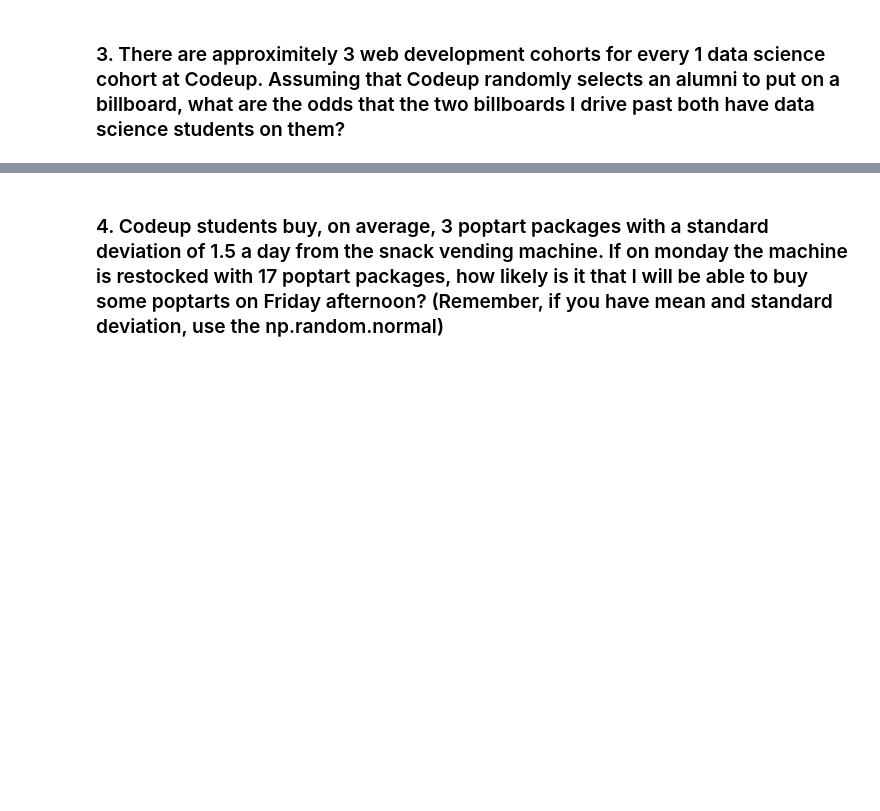
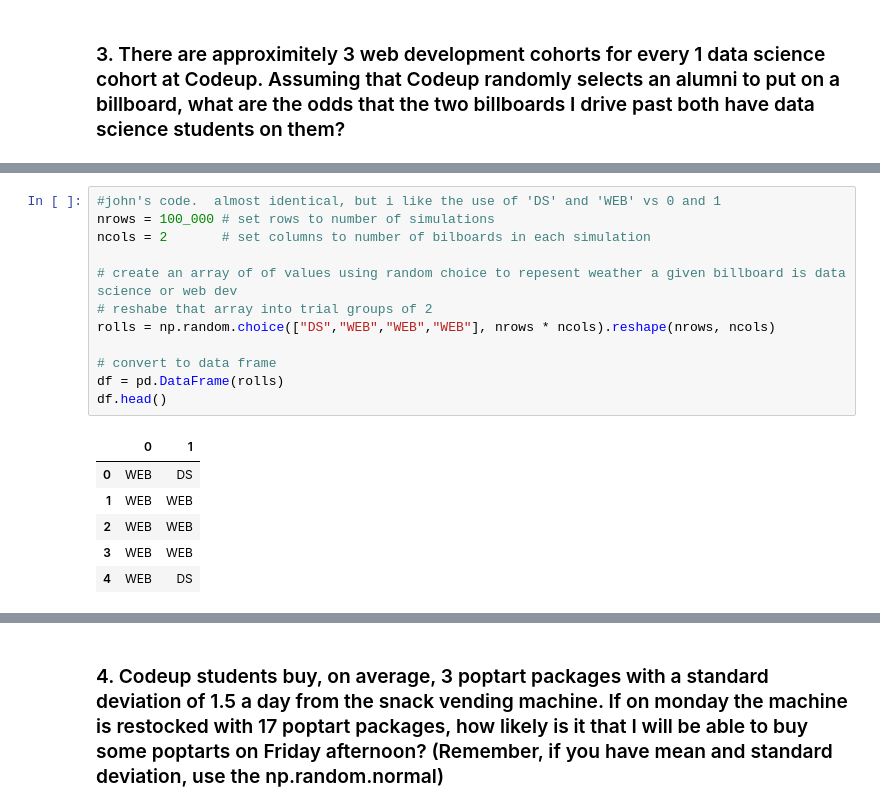
Before and after one commit to brianclements03/statistics-exercises, a Jupyter notebook: simulation.ipynb, the cells around one changed output, grey strips where cells are left out. Saved outputs shown, nothing was run; the diff lists cells and outputs as text; blank space fills up the shorter version.

```diff
--- a/simulation.ipynb
+++ b/simulation.ipynb
@@ -193,0 +198,19 @@ billboards.ds_count.mean()
+# %%
+#john's code.  almost identical, but i like the use of 'DS' and 'WEB' vs 0 and 1
+nrows = 100_000 # set rows to number of simulations
+ncols = 2       # set columns to number of bilboards in each simulation
+
+# create an array of of values using random choice to repesent weather a given billboard is data science or web dev
+# reshabe that array into trial groups of 2
+rolls = np.random.choice(["DS","WEB","WEB","WEB"], nrows * ncols).reshape(nrows, ncols)
+
+# convert to data frame
+df = pd.DataFrame(rolls)
+df.head()
+# %% [output]
+|  | 0 | 1 |
+| 0 | WEB | DS |
+| 1 | WEB | WEB |
+| 2 | WEB | WEB |
+| 3 | WEB | WEB |
+| 4 | WEB | DS |
```
Also changed, not shown: parts of 46 cells of this notebook.
